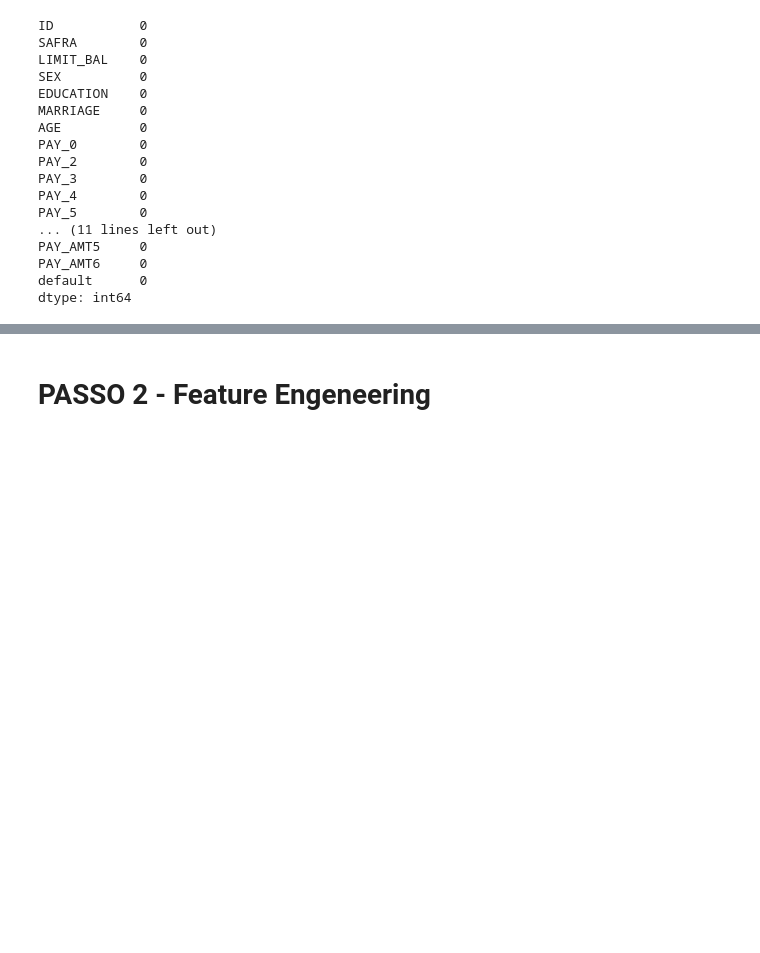
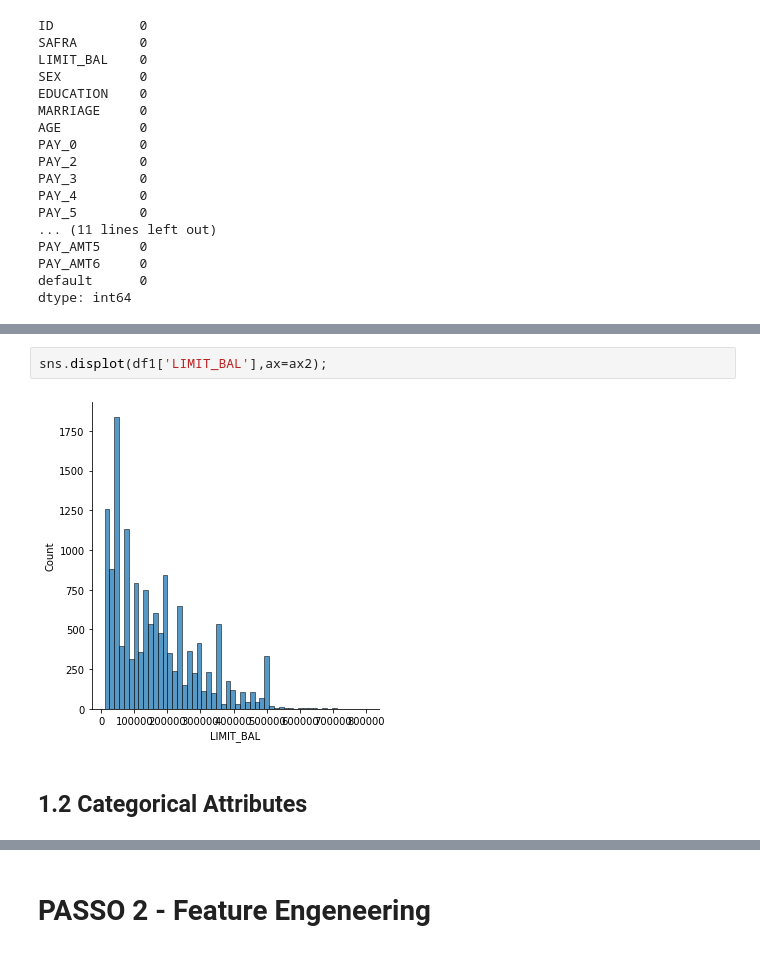
Before and after one commit to erickfog/CreditScoreProject, a Jupyter notebook: v0 - credit_scoring.ipynb, the cells around one changed output, grey strips where cells are left out. Drawn from its saved outputs; the diff is of its cells as text; blank space fills up the shorter version.

Commit message:
final categorical data description

```diff
--- a/v0 - credit_scoring.ipynb
+++ b/v0 - credit_scoring.ipynb
@@ -307,0 +345,6 @@ m
+# %%
+sns.displot(df1['LIMIT_BAL'],ax=ax2);
+# %% [output]
+[figure, added]
+# %% [markdown]
+## 1.2 Categorical Attributes
```
Also changed, not shown: parts of 42 cells of this notebook.
